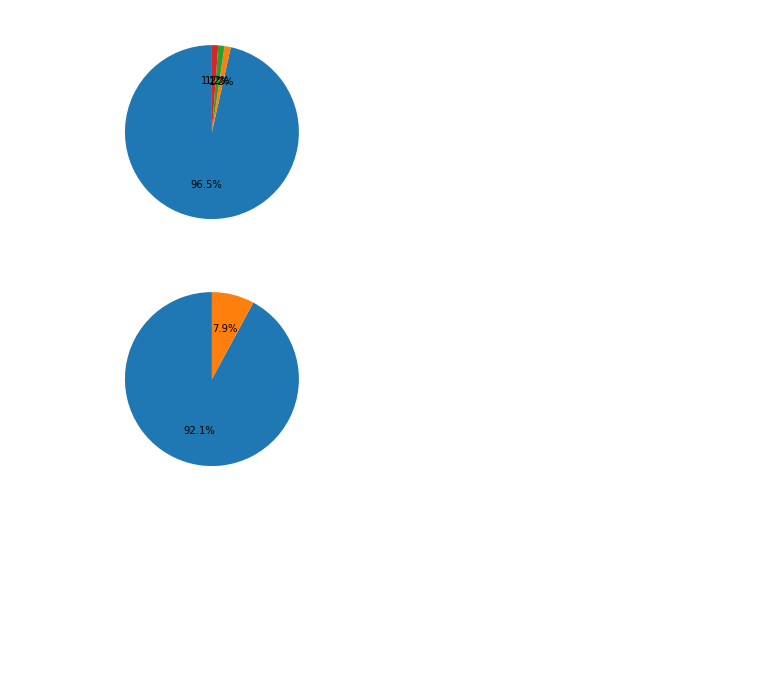
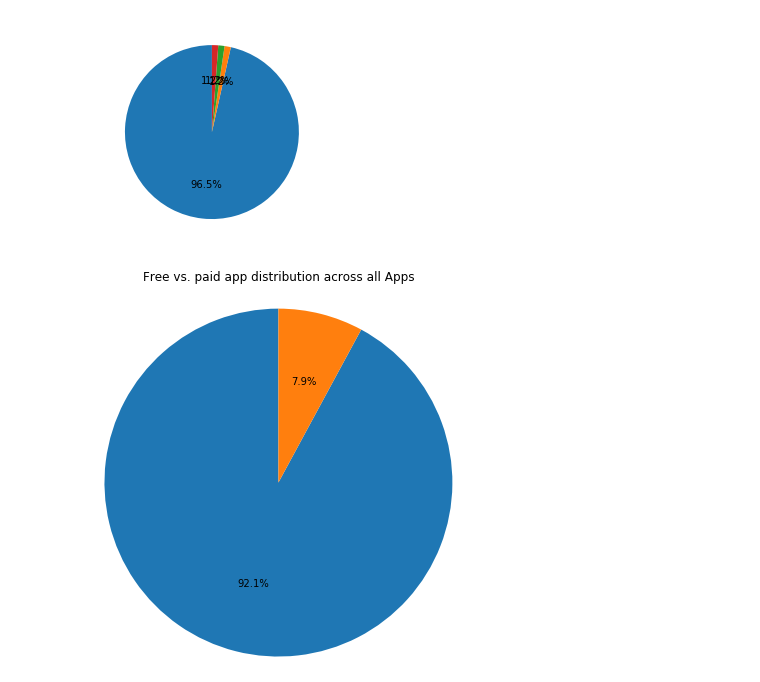
Before and after one commit to nikibhatt/DS-Unit-1-Sprint-3-Linear-Algebra, a Jupyter notebook: NB_Portfolio.ipynb, the cells around one changed output. Drawn from its saved outputs; the diff is of its cells as text; code cells hidden in the pictures; blank space fills up the shorter version.

```diff
--- a/NB_Portfolio.ipynb
+++ b/NB_Portfolio.ipynb
@@ -213,7 +213,8 @@ plt.pie(short_df_price_teen['Number of Apps'],  startangle=90, autopct='%.1f%%')
 df_free_paid = df.groupby(['Type NUM'], sort=False).size().reset_index(name='Count')
 df_free_paid_teen = df_teen.groupby(['Type NUM'], sort=False).size().reset_index(name='Count')
 # %%
-plt.pie(df_free_paid['Count'],  startangle=90, autopct='%.1f%%');
+plt.pie(df_free_paid['Count'],  startangle=90, autopct='%.1f%%', radius=2)
+plt.title('Free vs. paid app distribution across all Apps', y=1.4);
 # %% [output]
-[figure, old version]
+[figure, new version]
 # %%
```
Also changed, not shown: parts of 4 cells of this notebook.
